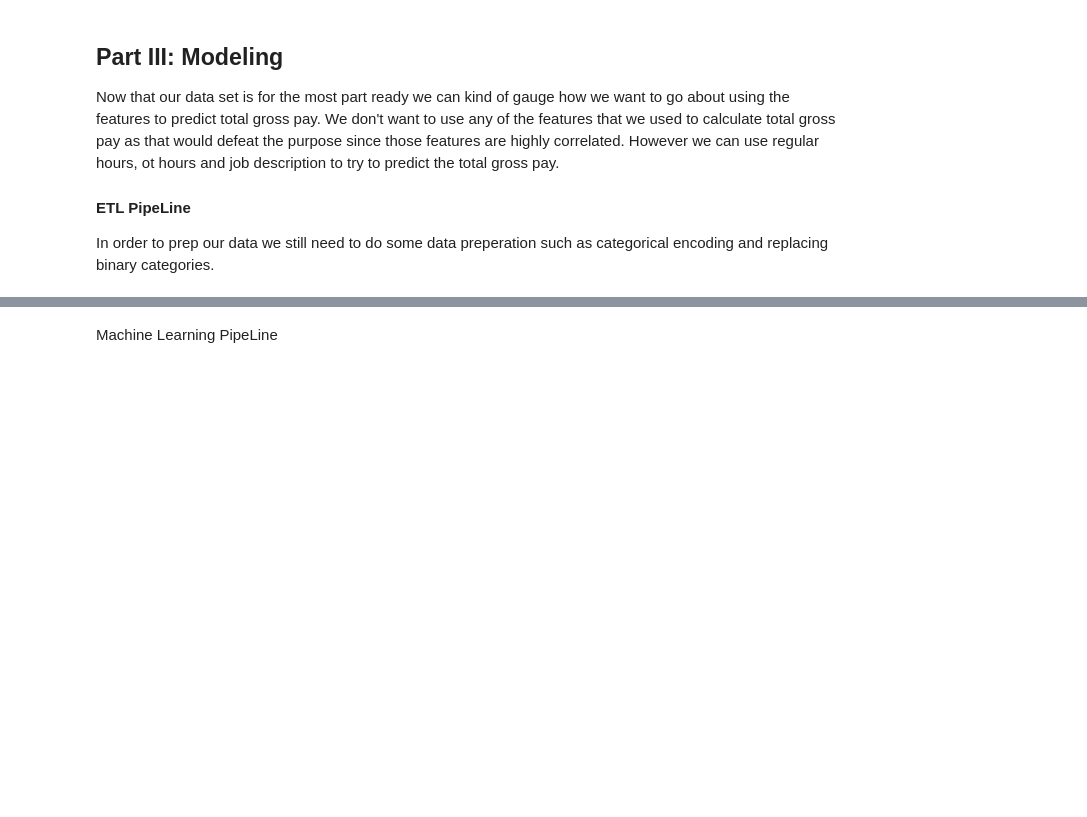
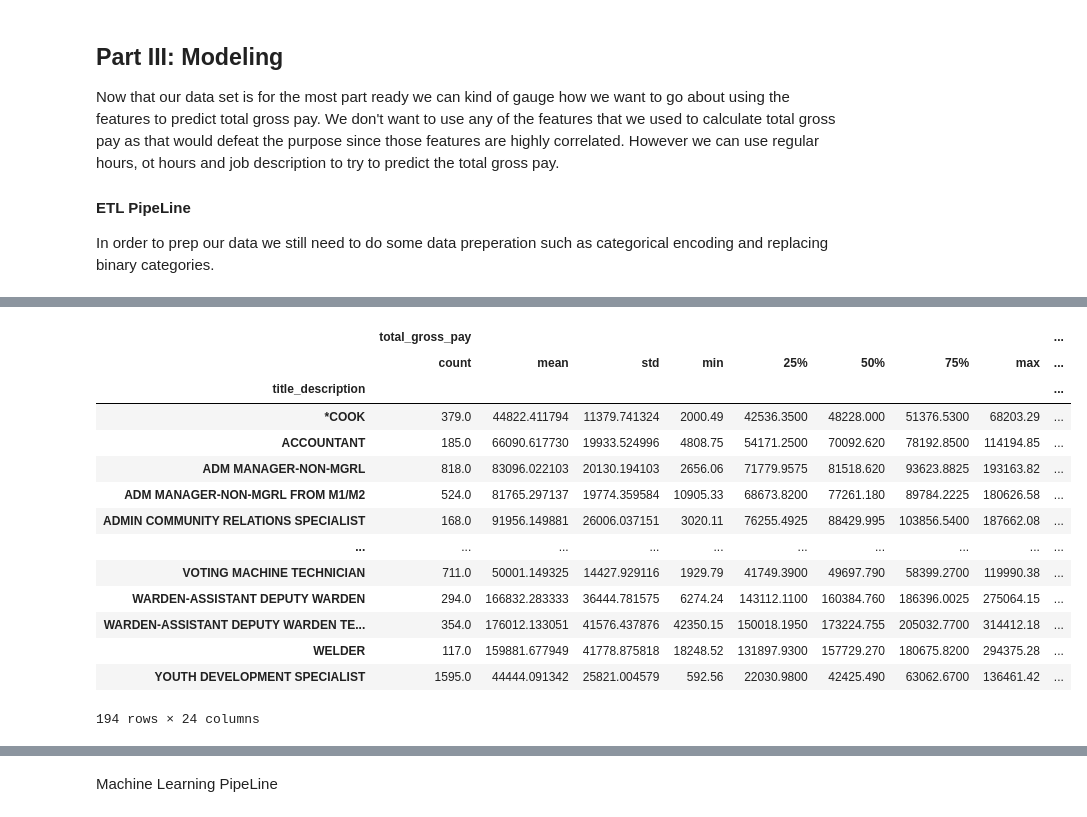
Before and after one commit to defunSM/NYC-Salary-Predictor, a Jupyter notebook: NYC_Salary_Forcasting.ipynb, the cells around one changed output, grey strips where cells are left out. Drawn from its saved outputs; the diff is of its cells as text; code cells hidden in the pictures; blank space fills up the shorter version.

```diff
--- a/NYC_Salary_Forcasting.ipynb
+++ b/NYC_Salary_Forcasting.ipynb
@@ -380,3 +407,21 @@ model_df = clean_df[['total_gross_pay','title_description', 'regular_hours', 'ot
+# %%
+model_df.groupby('title_description').describe()
+# %% [output]
+|  | total_gross_pay |  |  |  |  |  |  |  | ... |
+|  | count | mean | std | min | 25% | 50% | 75% | max | ... |
+| title_description |  |  |  |  |  |  |  |  | ... |
+| *COOK | 379.0 | 44822.411794 | 11379.741324 | 2000.49 | 42536.3500 | 48228.000 | 51376.5300 | 68203.29 | ... |
+| ACCOUNTANT | 185.0 | 66090.617730 | 19933.524996 | 4808.75 | 54171.2500 | 70092.620 | 78192.8500 | 114194.85 | ... |
+| ADM MANAGER-NON-MGRL | 818.0 | 83096.022103 | 20130.194103 | 2656.06 | 71779.9575 | 81518.620 | 93623.8825 | 193163.82 | ... |
+| ADM MANAGER-NON-MGRL FROM M1/M2 | 524.0 | 81765.297137 | 19774.359584 | 10905.33 | 68673.8200 | 77261.180 | 89784.2225 | 180626.58 | ... |
+| ADMIN COMMUNITY RELATIONS SPECIALIST | 168.0 | 91956.149881 | 26006.037151 | 3020.11 | 76255.4925 | 88429.995 | 103856.5400 | 187662.08 | ... |
+| ... | ... | ... | ... | ... | ... | ... | ... | ... | ... |
+| VOTING MACHINE TECHNICIAN | 711.0 | 50001.149325 | 14427.929116 | 1929.79 | 41749.3900 | 49697.790 | 58399.2700 | 119990.38 | ... |
+| WARDEN-ASSISTANT DEPUTY WARDEN | 294.0 | 166832.283333 | 36444.781575 | 6274.24 | 143112.1100 | 160384.760 | 186396.0025 | 275064.15 | ... |
+| WARDEN-ASSISTANT DEPUTY WARDEN TE... | 354.0 | 176012.133051 | 41576.437876 | 42350.15 | 150018.1950 | 173224.755 | 205032.7700 | 314412.18 | ... |
+| WELDER | 117.0 | 159881.677949 | 41778.875818 | 18248.52 | 131897.9300 | 157729.270 | 180675.8200 | 294375.28 | ... |
+| YOUTH DEVELOPMENT SPECIALIST | 1595.0 | 44444.091342 | 25821.004579 | 592.56 | 22030.9800 | 42425.490 | 63062.6700 | 136461.42 | ... |
+194 rows × 24 columns
 # %%
 # Categorical Encoding
 encoded_model_df = pd.get_dummies(model_df, columns=["title_description"])
```
Also changed, not shown: parts of 16 cells of this notebook.
